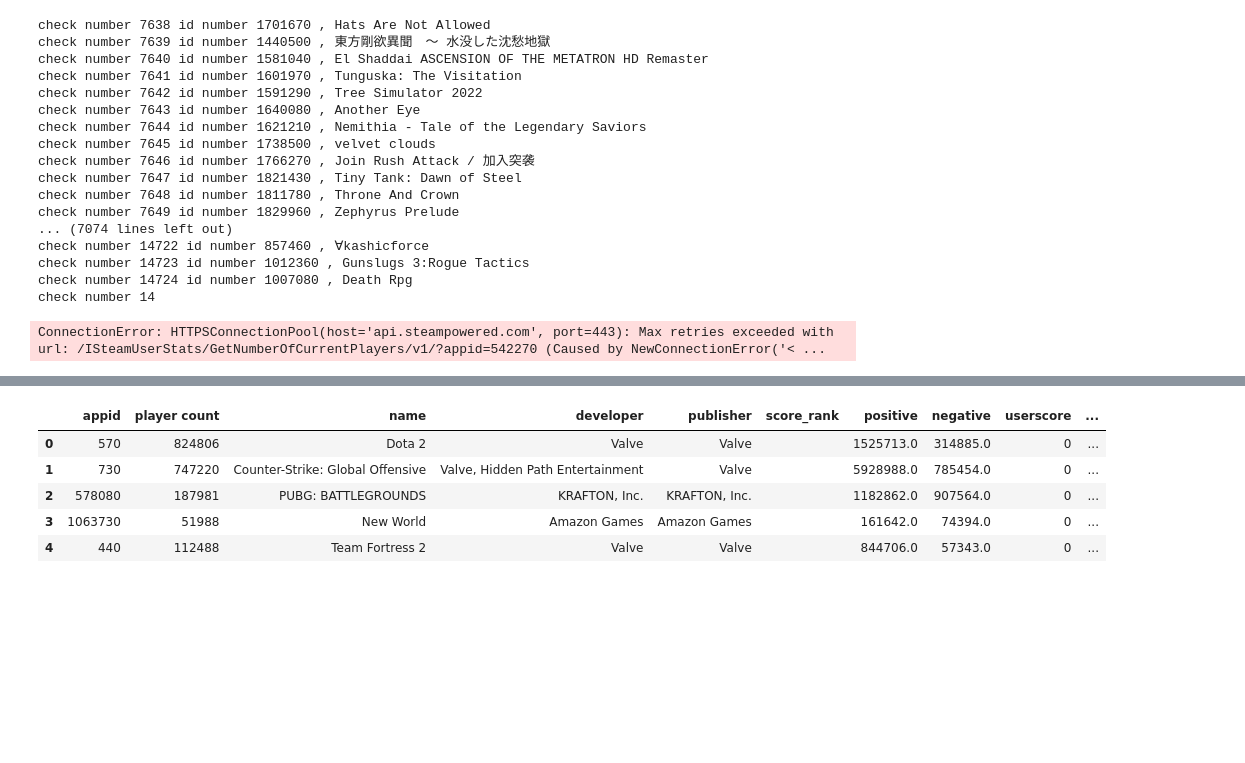
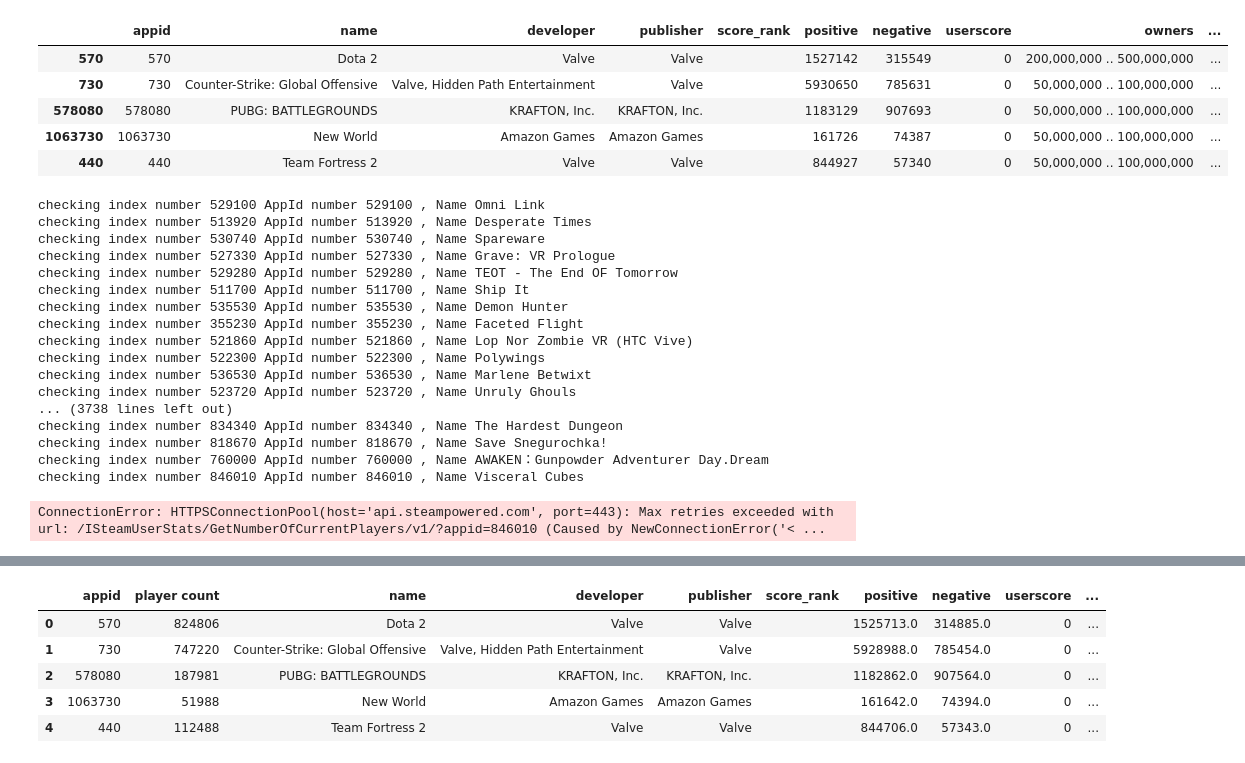
Before and after one commit to HBodden/project1, a Jupyter notebook: SEAMS.ipynb, the cells around one changed output, grey strips where cells are left out. Saved outputs shown, nothing was run; the diff lists cells and outputs as text; code cells hidden in the pictures; blank space fills up the shorter version.

```diff
--- a/SEAMS.ipynb
+++ b/SEAMS.ipynb
@@ -57,10 +57,17 @@ len(action_df)
 # %%
 #Steps to create a clean data frame with all of the data from the action genre
 #action_df = action_df.reset_index()
 #del action_df['index']
 #del action_df['level_0']
-action_df.tail()
+action_df.head()
 #action_df.to_csv('Action_Genre_Data.csv', index=False)
+# %% [output]
+|  | appid | name | developer | publisher | score_rank | positive | negative | userscore | owners | ... |
+| 570 | 570 | Dota 2 | Valve | Valve |  | 1527142 | 315549 | 0 | 200,000,000 .. 500,000,000 | ... |
+| 730 | 730 | Counter-Strike: Global Offensive | Valve, Hidden Path Entertainment | Valve |  | 5930650 | 785631 | 0 | 50,000,000 .. 100,000,000 | ... |
+| 578080 | 578080 | PUBG: BATTLEGROUNDS | KRAFTON, Inc. | KRAFTON, Inc. |  | 1183129 | 907693 | 0 | 50,000,000 .. 100,000,000 | ... |
+| 1063730 | 1063730 | New World | Amazon Games | Amazon Games |  | 161726 | 74387 | 0 | 50,000,000 .. 100,000,000 | ... |
+| 440 | 440 | Team Fortress 2 | Valve | Valve |  | 844927 | 57340 | 0 | 50,000,000 .. 100,000,000 | ... |
 # %%
 #Create a player count Table using the AppID
 app_count = []
@@ -68,7 +75,7 @@ appid_list = []
 #Used to test the for loop
 # test_df = action_df.head()
 #created to iterate through different portions of the action_df before connection to site errors out
-set_df = action_df.iloc[7638:24735,0:2]
+set_df = action_df.iloc[17422:24777,0:2]
 
 # search for player count by appid
 #url = "https://api.steampowered.com/ISteamUserStats/GetNumberOfCurrentPlayers/v1/"
@@ -77,7 +84,7 @@ for index, row in set_df.iterrows():
     appid = row['appid']
     name = row['name']
 
-    print(f'check number {index} id number {appid} , {name} ')
+    print(f'checking index number {index} AppId number {appid} , Name {name} ')
 
     params = {'appid': appid}
     url = "https://api.steampowered.com/ISteamUserStats/GetNumberOfCurrentPlayers/v1/"
@@ -93,24 +100,24 @@ for index, row in set_df.iterrows():
     app_count.append(player_count)
     appid_list.append(appid)
 # %% [output]
-check number 7638 id number 1701670 , Hats Are Not Allowed
-check number 7639 id number 1440500 , 東方剛欲異聞　～ 水没した沈愁地獄
-check number 7640 id number 1581040 , El Shaddai ASCENSION OF THE METATRON HD Remaster
-check number 7641 id number 1601970 , Tunguska: The Visitation
-check number 7642 id number 1591290 , Tree Simulator 2022
-check number 7643 id number 1640080 , Another Eye
-check number 7644 id number 1621210 , Nemithia - Tale of the Legendary Saviors
-check number 7645 id number 1738500 , velvet clouds
-check number 7646 id number 1766270 , Join Rush Attack / 加入突袭
-check number 7647 id number 1821430 , Tiny Tank: Dawn of Steel
-check number 7648 id number 1811780 , Throne And Crown
-check number 7649 id number 1829960 , Zephyrus Prelude
-... (7074 lines left out)
-check number 14722 id number 857460 , ∀kashicforce
-check number 14723 id number 1012360 , Gunslugs 3:Rogue Tactics
-check number 14724 id number 1007080 , Death Rpg
-check number 14
+checking index number 529100 AppId number 529100 , Name Omni Link
+checking index number 513920 AppId number 513920 , Name Desperate Times
+checking index number 530740 AppId number 530740 , Name Spareware
+checking index number 527330 AppId number 527330 , Name Grave: VR Prologue
+checking index number 529280 AppId number 529280 , Name TEOT - The End OF Tomorrow
+checking index number 511700 AppId number 511700 , Name Ship It
+checking index number 535530 AppId number 535530 , Name Demon Hunter
+checking index number 355230 AppId number 355230 , Name Faceted Flight
+checking index number 521860 AppId number 521860 , Name Lop Nor Zombie VR (HTC Vive)
+checking index number 522300 AppId number 522300 , Name Polywings
+checking index number 536530 AppId number 536530 , Name Marlene Betwixt
+checking index number 523720 AppId number 523720 , Name Unruly Ghouls
+... (3738 lines left out)
+checking index number 834340 AppId number 834340 , Name The Hardest Dungeon
+checking index number 818670 AppId number 818670 , Name Save Snegurochka!
+checking index number 760000 AppId number 760000 , Name AWAKEN：Gunpowder Adventurer Day.Dream
+checking index number 846010 AppId number 846010 , Name Visceral Cubes
-ConnectionError: HTTPSConnectionPool(host='api.steampowered.com', port=443): Max retries exceeded with url: /ISteamUserStats/GetNumberOfCurrentPlayers/v1/?appid=542270 (Caused by NewConnectionError('< ...
+ConnectionError: HTTPSConnectionPool(host='api.steampowered.com', port=443): Max retries exceeded with url: /ISteamUserStats/GetNumberOfCurrentPlayers/v1/?appid=846010 (Caused by NewConnectionError('< ...
 # %%
 #appid_df = pd.DataFrame()
 #print(f'{appid_list} , {app_count}')
```
Also changed, not shown: parts of 6 cells of this notebook, 1 other file.
